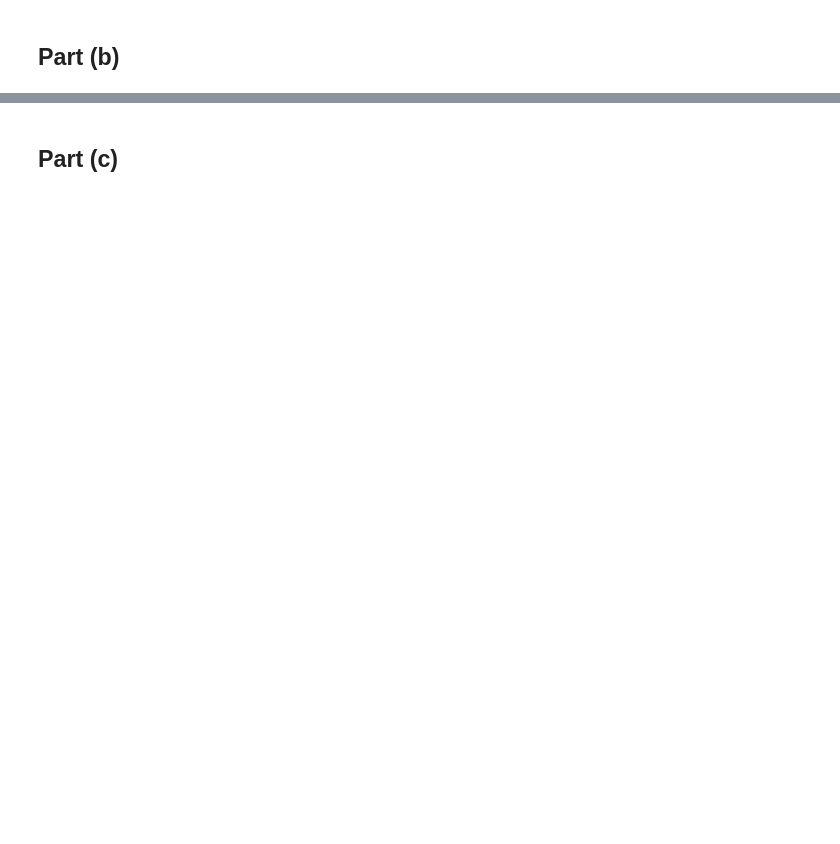
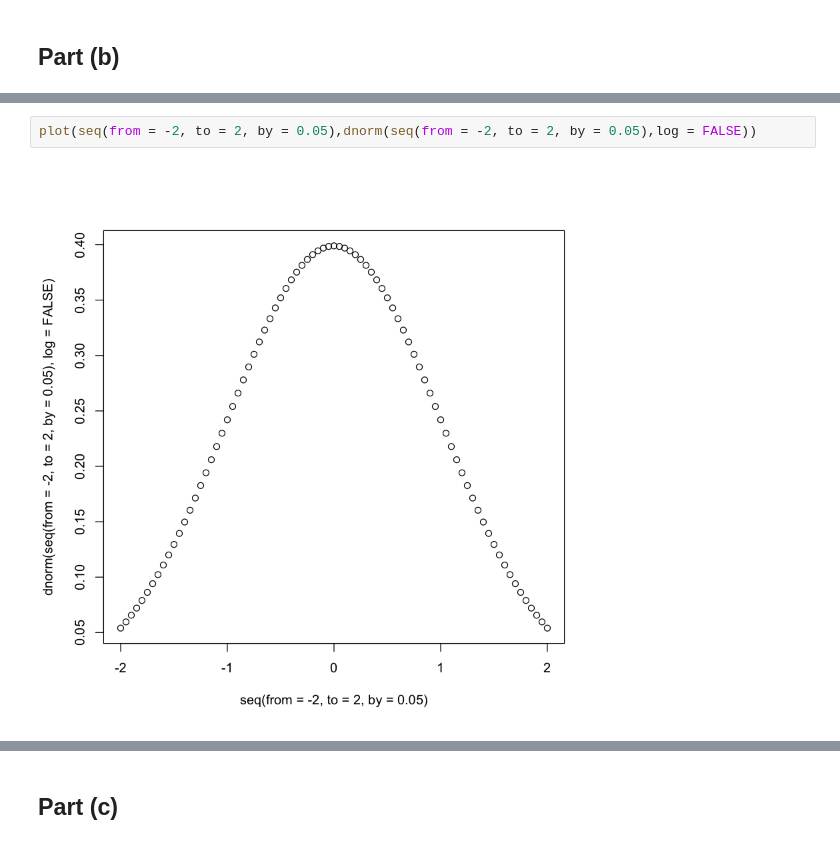
Before and after one commit to franklinmarsh/computational_statistics, a Jupyter notebook: hw2.ipynb, the cells around one changed output, grey strips where cells are left out. Drawn from its saved outputs; the diff is of its cells as text; blank space fills up the shorter version.

```diff
--- a/hw2.ipynb
+++ b/hw2.ipynb
@@ -31,0 +84,4 @@ RecursiveBinomial <- (n,k) {
+# %%
+plot(seq(from = -2, to = 2, by = 0.05),dnorm(seq(from = -2, to = 2, by = 0.05),log = FALSE))
+# %% [output]
+[figure, added]
```
Also changed, not shown: parts of 28 cells of this notebook.
